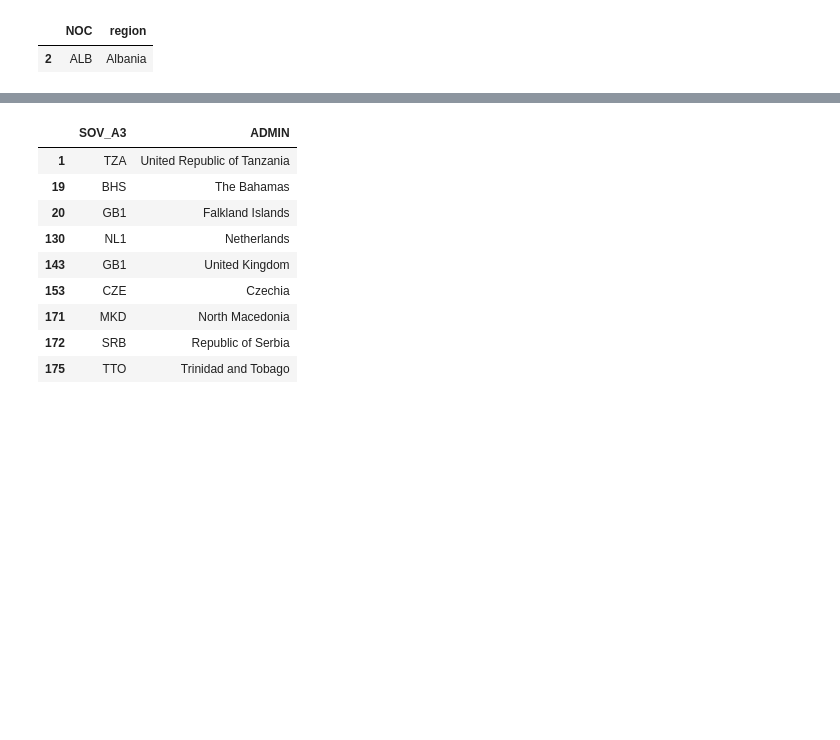
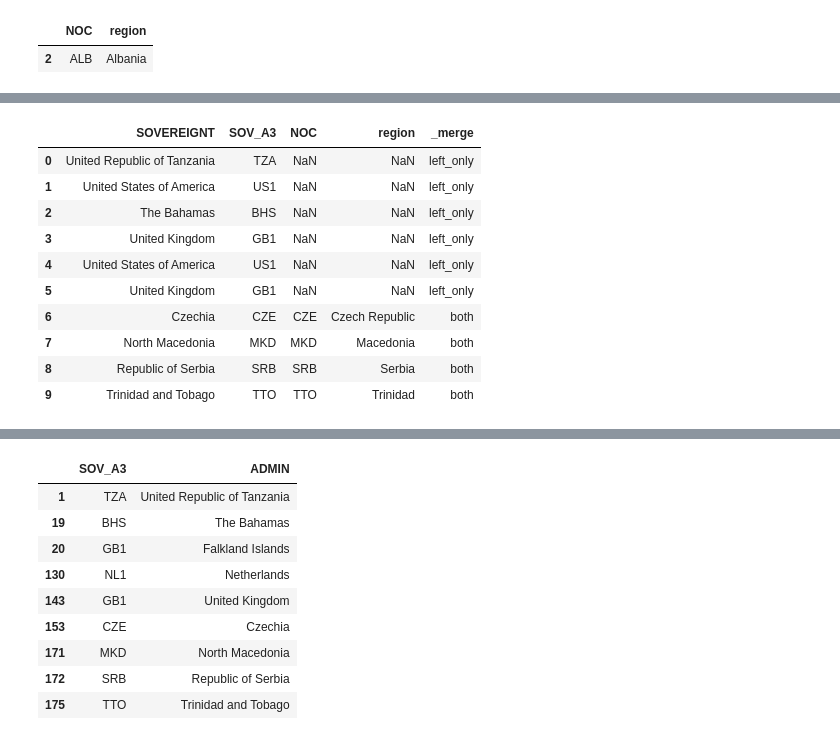
Before and after one commit to id2771/olympic-charts, a Jupyter notebook: problem Q10.ipynb, the cells around one changed output, grey strips where cells are left out. Drawn from its saved outputs; the diff is of its cells as text; code cells hidden in the pictures; blank space fills up the shorter version.

```diff
--- a/problem Q10.ipynb
+++ b/problem Q10.ipynb
@@ -36,3 +73,14 @@ subset2
 # %% [output]
 |  | NOC | region |
 | 2 | ALB | Albania |
+# %%
+names = ["United States of America",
+"Trinidad and Tobago",
+"Republic of Serbia",
+"United Republic of Tanzania",
+"United Kingdom",
+"The Bahamas",
+"North Macedonia",
+"Czechia"]
+
+T3 = world['SOVEREIGNT'].isin(names)
@@ -38,0 +102,25 @@ subset2
+# %%
+T5 = (
+    world.loc[T3, ['SOVEREIGNT', 'SOV_A3']]
+    .merge(
+        noc_regions[['NOC', 'region']],
+        left_on='SOV_A3',
+        right_on='NOC',
+        how='left',
+        indicator=True
+    )
+
+)
+T5
+# %% [output]
+|  | SOVEREIGNT | SOV_A3 | NOC | region | _merge |
+| 0 | United Republic of Tanzania | TZA | NaN | NaN | left_only |
+| 1 | United States of America | US1 | NaN | NaN | left_only |
+| 2 | The Bahamas | BHS | NaN | NaN | left_only |
+| 3 | United Kingdom | GB1 | NaN | NaN | left_only |
+| 4 | United States of America | US1 | NaN | NaN | left_only |
+| 5 | United Kingdom | GB1 | NaN | NaN | left_only |
+| 6 | Czechia | CZE | CZE | Czech Republic | both |
+| 7 | North Macedonia | MKD | MKD | Macedonia | both |
+| 8 | Republic of Serbia | SRB | SRB | Serbia | both |
+| 9 | Trinidad and Tobago | TTO | TTO | Trinidad | both |
```
Also changed, not shown: parts of 11 cells of this notebook, 1 other file.
